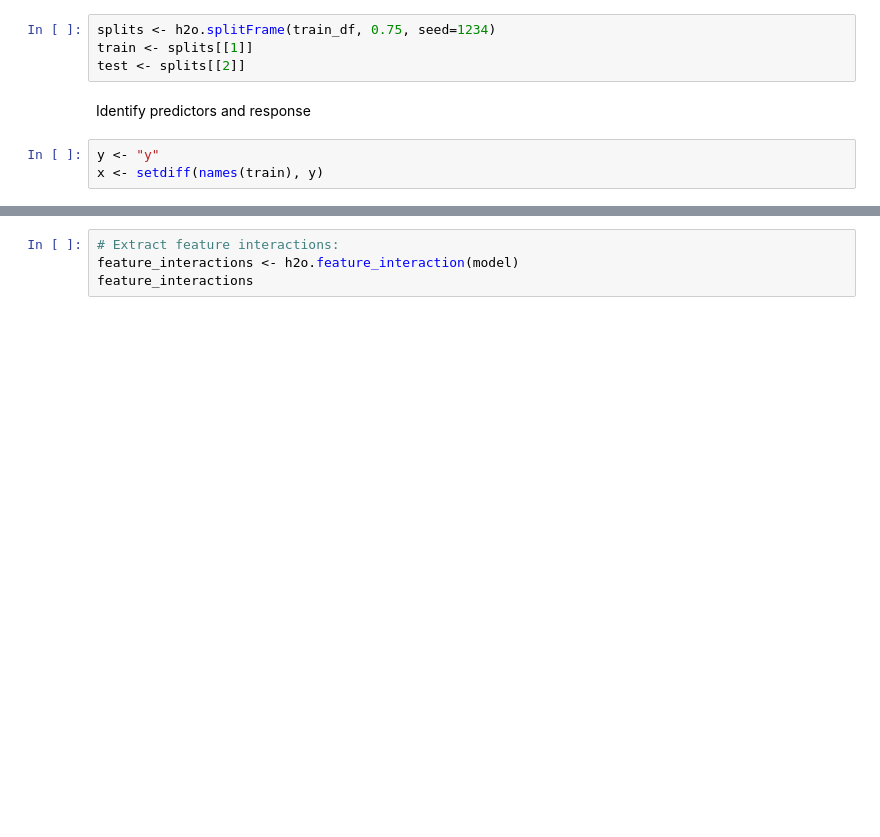
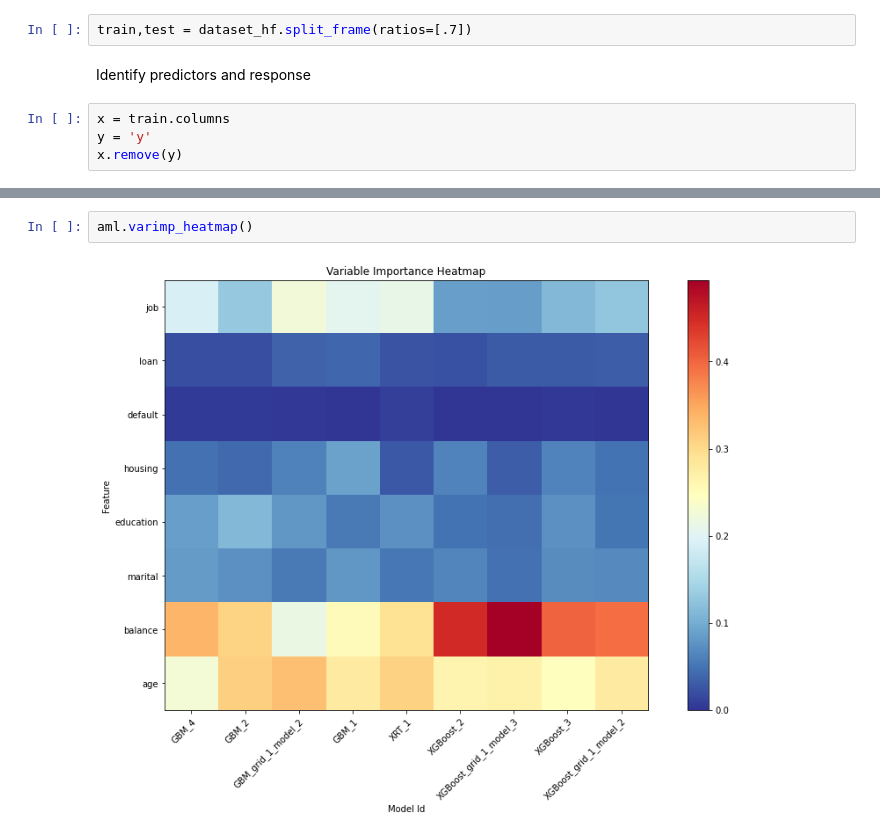
Before and after one commit to Christian-TD/AoaH2OBankingDemoModels, a Jupyter notebook: model_definitions/24e33e49-d5f0-42ce-900a-475520df4ce1/notebooks/Bank Marketing H2O.ipynb, the cells around one changed output, grey strips where cells are left out. Cells and saved outputs as stored; diff of their text form; blank space fills up the shorter version.

```diff
--- a/model_definitions/24e33e49-d5f0-42ce-900a-475520df4ce1/notebooks/Bank Marketing H2O.ipynb
+++ b/model_definitions/24e33e49-d5f0-42ce-900a-475520df4ce1/notebooks/Bank Marketing H2O.ipynb
@@ -172,11 +197,10 @@ train_df <- as.h2o(bank)
 # %% [markdown]
 We split the training dataset
 # %%
-splits <- h2o.splitFrame(train_df, 0.75, seed=1234)
-train <- splits[[1]]
-test <- splits[[2]]
+train,test = dataset_hf.split_frame(ratios=[.7])
 # %% [markdown]
 Identify predictors and response
 # %%
-y <- "y"
-x <- setdiff(names(train), y)
+x = train.columns
+y = 'y'
+x.remove(y)
@@ -214,4 +581,4 @@ perf
 # %%
-# Extract feature interactions:
-feature_interactions <- h2o.feature_interaction(model)
-feature_interactions
+aml.varimp_heatmap()
+# %% [output]
+[figure, added]
```
Also changed, not shown: parts of 57 cells of this notebook, 6 other files.
